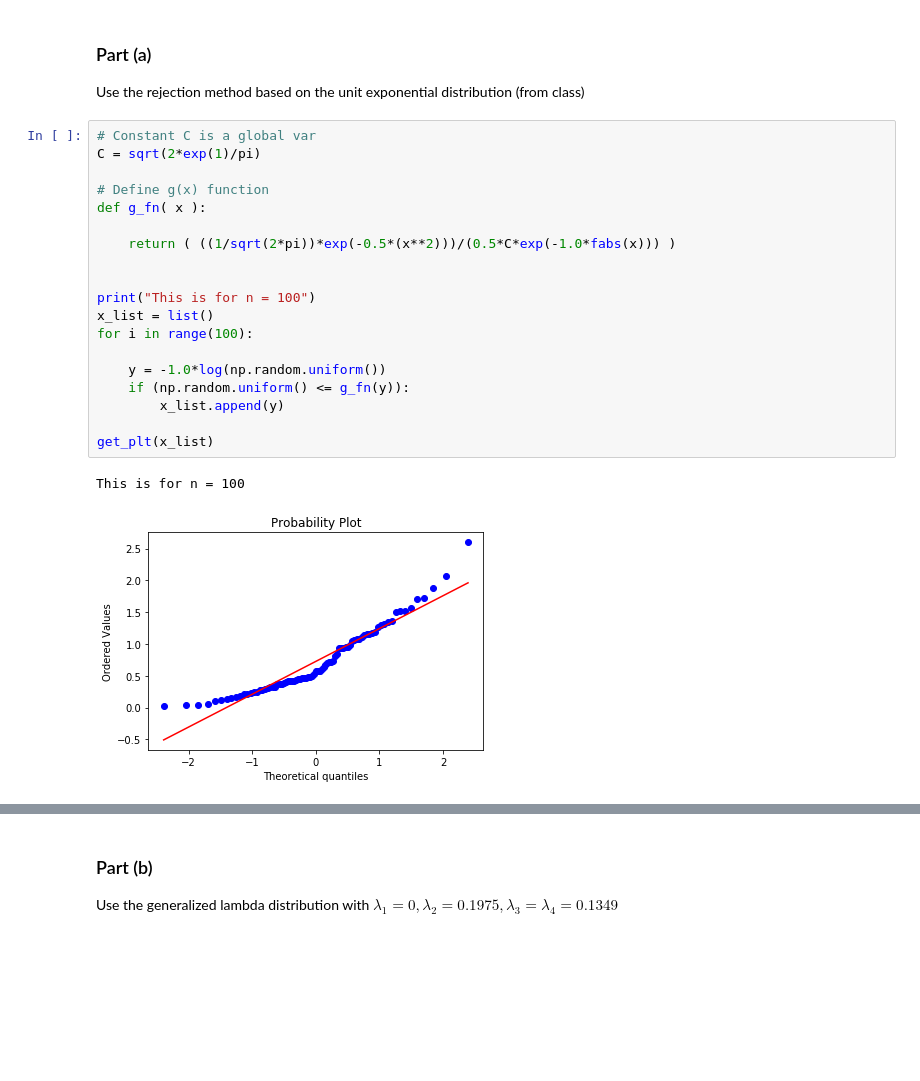
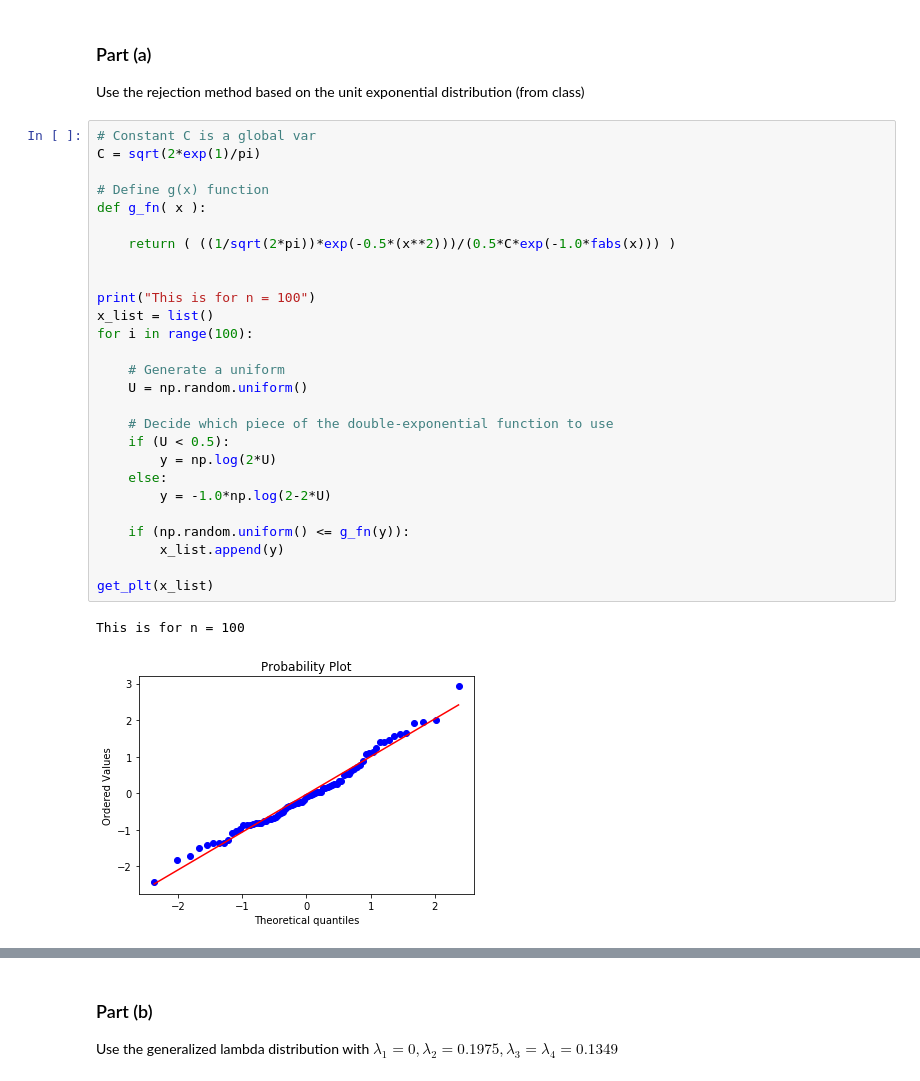
Before and after one commit to giebasjo/Simulations, a Jupyter notebook: hw2/jgiebas_HW2.ipynb, the cells around one changed output, grey strips where cells are left out. Saved outputs shown, nothing was run; the diff lists cells and outputs as text; blank space fills up the shorter version.

```diff
--- a/hw2/jgiebas_HW2.ipynb
+++ b/hw2/jgiebas_HW2.ipynb
@@ -80,25 +70,33 @@ Use the rejection method based on the unit exponential distribution (from class)
 # %%
 # Constant C is a global var
 C = sqrt(2*exp(1)/pi)
 
 # Define g(x) function
 def g_fn( x ):
 
     return ( ((1/sqrt(2*pi))*exp(-0.5*(x**2)))/(0.5*C*exp(-1.0*fabs(x))) )
 
 
 print("This is for n = 100")
 x_list = list()
 for i in range(100):
 
-    y = -1.0*log(np.random.uniform())
+    # Generate a uniform
+    U = np.random.uniform()
+
+    # Decide which piece of the double-exponential function to use
+    if (U < 0.5):
+        y = np.log(2*U)
+    else:
+        y = -1.0*np.log(2-2*U)
+
     if (np.random.uniform() <= g_fn(y)):
         x_list.append(y)
 
 get_plt(x_list)
 # %% [output]
 This is for n = 100
-[figure, old version]
+[figure, new version]
 # %%
 print("This is for n = 1000")
 x_list = list()
```
Also changed, not shown: parts of 27 cells of this notebook.
